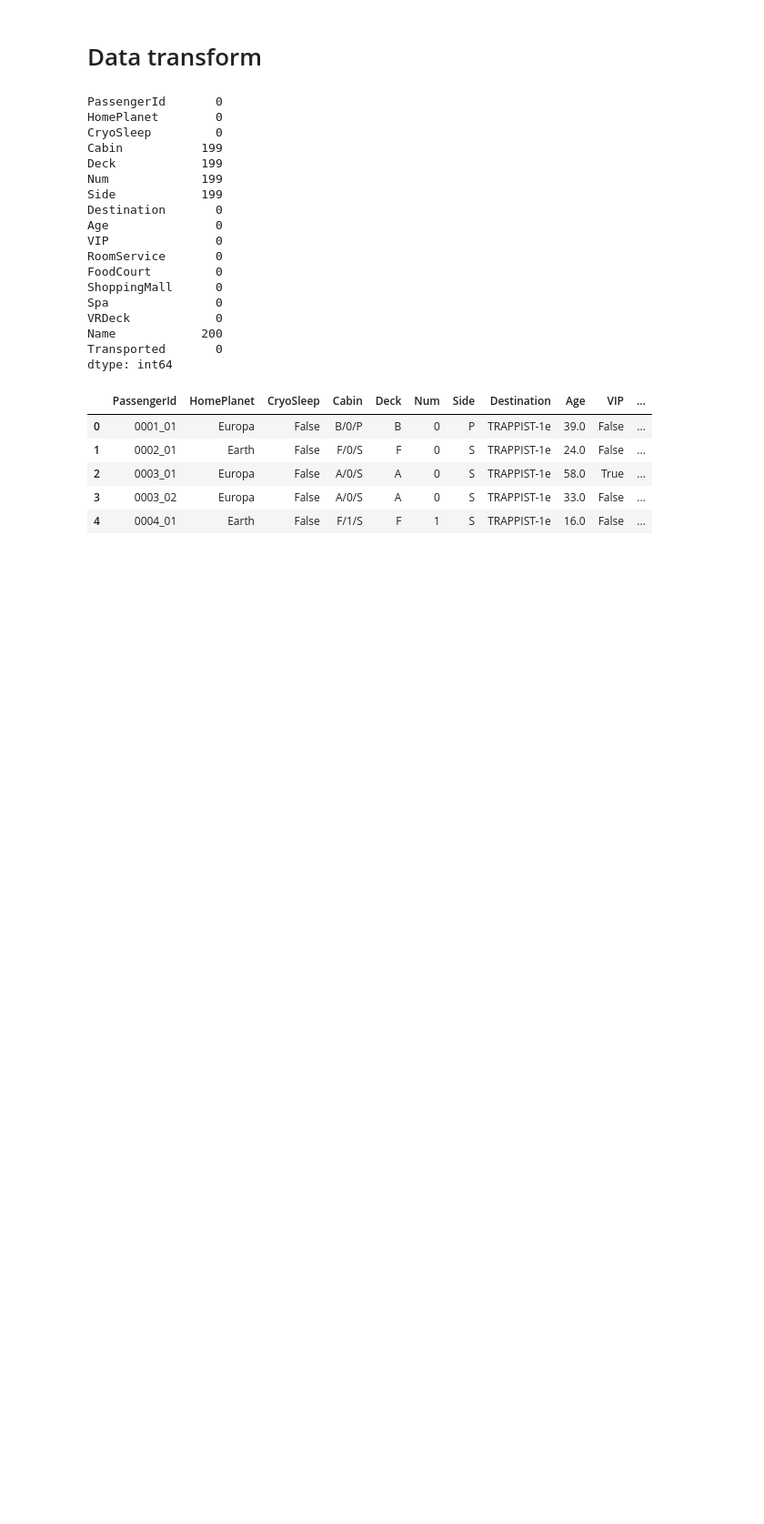
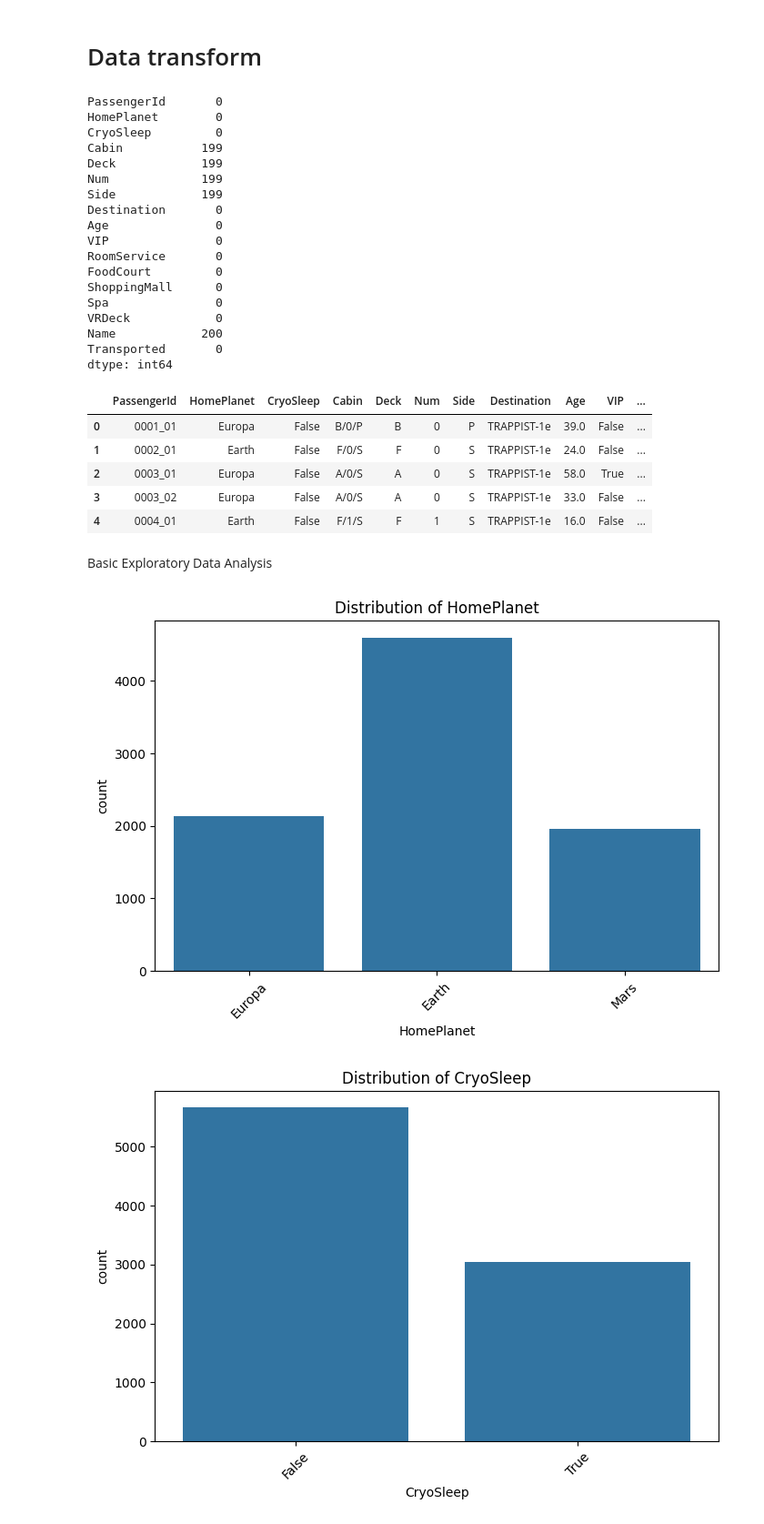
Before and after one commit to ResearchMethodsGroupAssignment/Kaggle_Challenge_Team2, a Jupyter notebook: Kaggle_team2_Titanic.ipynb, the cells around one changed output. Shown: that part at 91% size. Cells and saved outputs as stored; diff of their text form; code cells hidden in the pictures; blank space fills up the shorter version.

```diff
--- a/Kaggle_team2_Titanic.ipynb
+++ b/Kaggle_team2_Titanic.ipynb
@@ -209,3 +209,17 @@ train.head()
 | 2 | 0003_01 | Europa | False | A/0/S | A | 0 | S | TRAPPIST-1e | 58.0 | True | ... |
 | 3 | 0003_02 | Europa | False | A/0/S | A | 0 | S | TRAPPIST-1e | 33.0 | False | ... |
 | 4 | 0004_01 | Earth | False | F/1/S | F | 1 | S | TRAPPIST-1e | 16.0 | False | ... |
+# %% [markdown]
+Basic Exploratory Data Analysis
+# %%
+# Categorical Data Visualization
+categorical_columns = ['HomePlanet', 'CryoSleep', 'Destination', 'VIP']
+for column in categorical_columns:
+    plt.figure(figsize=(8, 5))
+    sns.countplot(x=column, data=train)
+    plt.title(f'Distribution of {column}')
+    plt.xticks(rotation=45)
+    plt.show()
+# %% [output]
+[figure, added]
+[figure, added]
```
Also changed, not shown: parts of 7 cells of this notebook.
